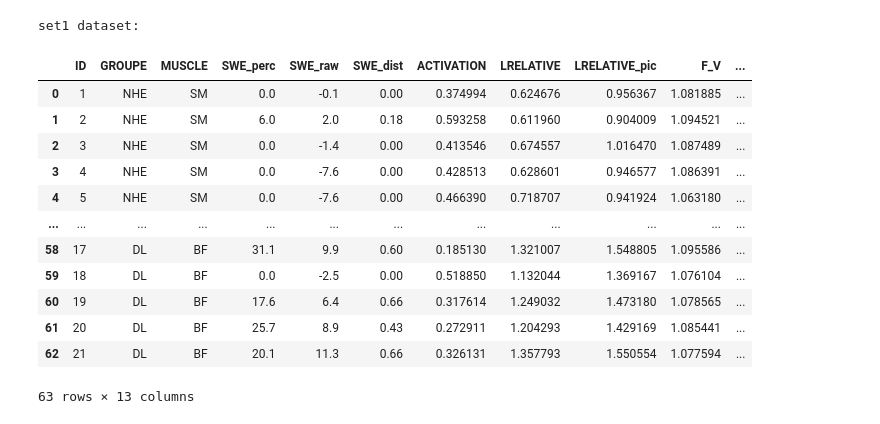
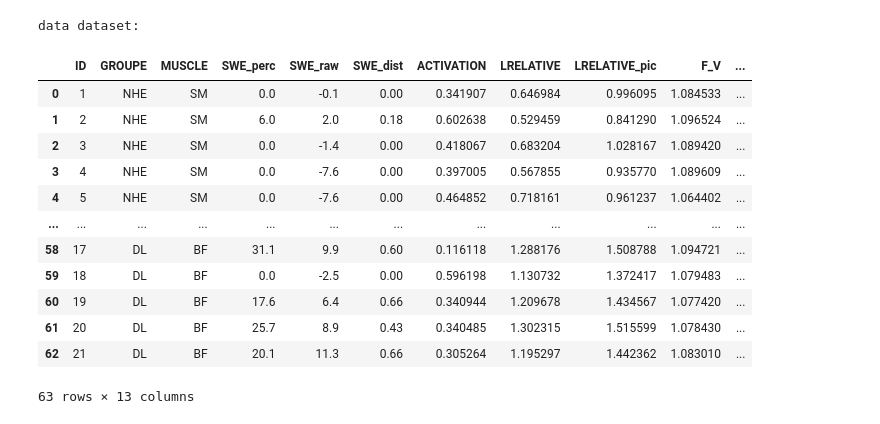
Before and after one commit to doguetv/stats_quadrature, a Jupyter notebook: stats_titouan_normality.ipynb, the cells around one changed output. Cells and saved outputs as stored; diff of their text form; code cells hidden in the pictures.

```diff
--- a/stats_titouan_normality.ipynb
+++ b/stats_titouan_normality.ipynb
@@ -1,40 +1,40 @@
 # %%
 ########################################
 # Import Data
 ########################################
 import pandas as pd
 import os
 
 #define file to import
-file = 'set1.csv'
+file = 'data.csv'
 
 #store name for future use
 fname, _ = os.path.splitext(file)
 
 #Import Data
 df = pd.read_csv(file, sep=',', header=0)
 
 #clean dataframes
 df = df.rename(columns=lambda x: x.strip())
 df = df.dropna()
 
 #Show Dataframe
 print(fname + ' dataset:')
 df
 # %% [output]
-set1 dataset:
+data dataset:
 |  | ID | GROUPE | MUSCLE | SWE_perc | SWE_raw | SWE_dist | ACTIVATION | LRELATIVE | LRELATIVE_pic | F_V | ... |
-| 0 | 1 | NHE | SM | 0.0 | -0.1 | 0.00 | 0.374994 | 0.624676 | 0.956367 | 1.081885 | ... |
-| 1 | 2 | NHE | SM | 6.0 | 2.0 | 0.18 | 0.593258 | 0.611960 | 0.904009 | 1.094521 | ... |
-| 2 | 3 | NHE | SM | 0.0 | -1.4 | 0.00 | 0.413546 | 0.674557 | 1.016470 | 1.087489 | ... |
-| 3 | 4 | NHE | SM | 0.0 | -7.6 | 0.00 | 0.428513 | 0.628601 | 0.946577 | 1.086391 | ... |
-| 4 | 5 | NHE | SM | 0.0 | -7.6 | 0.00 | 0.466390 | 0.718707 | 0.941924 | 1.063180 | ... |
+| 0 | 1 | NHE | SM | 0.0 | -0.1 | 0.00 | 0.341907 | 0.646984 | 0.996095 | 1.084533 | ... |
+| 1 | 2 | NHE | SM | 6.0 | 2.0 | 0.18 | 0.602638 | 0.529459 | 0.841290 | 1.096524 | ... |
+| 2 | 3 | NHE | SM | 0.0 | -1.4 | 0.00 | 0.418067 | 0.683204 | 1.028167 | 1.089420 | ... |
+| 3 | 4 | NHE | SM | 0.0 | -7.6 | 0.00 | 0.397005 | 0.567855 | 0.935770 | 1.089609 | ... |
+| 4 | 5 | NHE | SM | 0.0 | -7.6 | 0.00 | 0.464852 | 0.718161 | 0.961237 | 1.064402 | ... |
 | ... | ... | ... | ... | ... | ... | ... | ... | ... | ... | ... | ... |
-| 58 | 17 | DL | BF | 31.1 | 9.9 | 0.60 | 0.185130 | 1.321007 | 1.548805 | 1.095586 | ... |
-| 59 | 18 | DL | BF | 0.0 | -2.5 | 0.00 | 0.518850 | 1.132044 | 1.369167 | 1.076104 | ... |
-| 60 | 19 | DL | BF | 17.6 | 6.4 | 0.66 | 0.317614 | 1.249032 | 1.473180 | 1.078565 | ... |
-| 61 | 20 | DL | BF | 25.7 | 8.9 | 0.43 | 0.272911 | 1.204293 | 1.429169 | 1.085441 | ... |
-| 62 | 21 | DL | BF | 20.1 | 11.3 | 0.66 | 0.326131 | 1.357793 | 1.550554 | 1.077594 | ... |
+| 58 | 17 | DL | BF | 31.1 | 9.9 | 0.60 | 0.116118 | 1.288176 | 1.508788 | 1.094721 | ... |
+| 59 | 18 | DL | BF | 0.0 | -2.5 | 0.00 | 0.596198 | 1.130732 | 1.372417 | 1.079483 | ... |
+| 60 | 19 | DL | BF | 17.6 | 6.4 | 0.66 | 0.340944 | 1.209678 | 1.434567 | 1.077420 | ... |
+| 61 | 20 | DL | BF | 25.7 | 8.9 | 0.43 | 0.340485 | 1.302315 | 1.515599 | 1.078430 | ... |
+| 62 | 21 | DL | BF | 20.1 | 11.3 | 0.66 | 0.305264 | 1.195297 | 1.442362 | 1.083010 | ... |
 63 rows × 13 columns
 # %%
 ########################################
```
Also changed, not shown: parts of 3 cells of this notebook.
